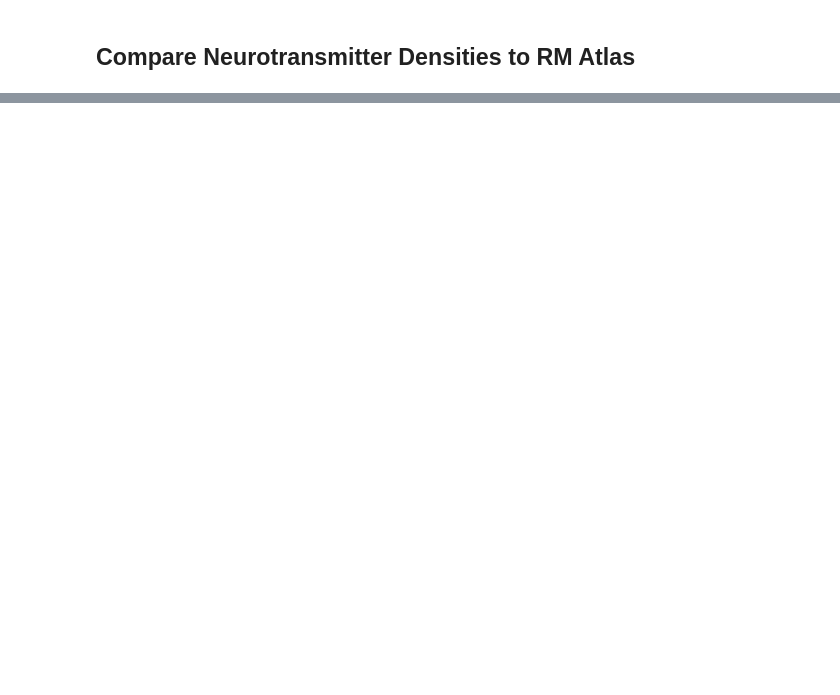
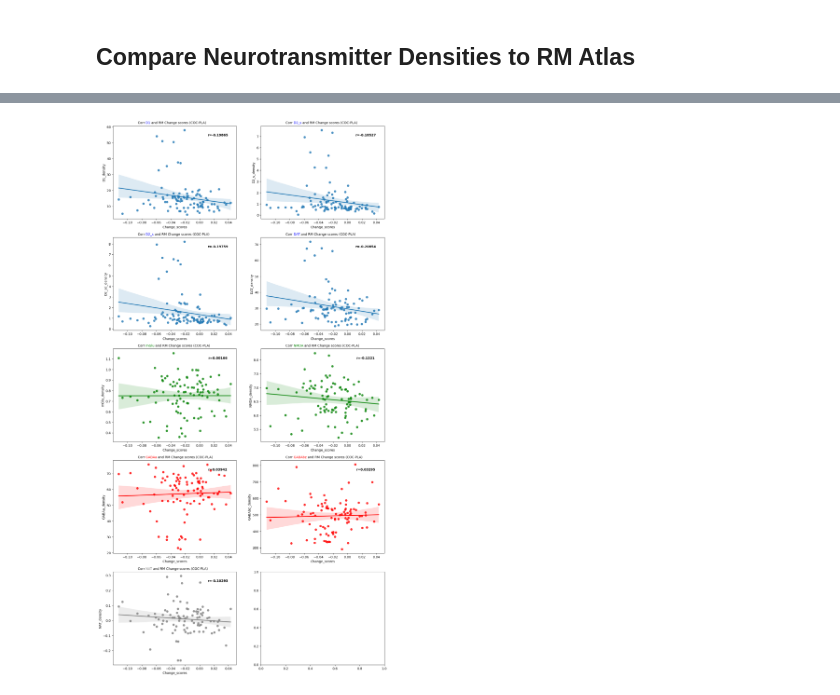
Before and after one commit to LuisA00/ResearchElective_Maastricht2023, a Jupyter notebook: ComparingAtlasesToNeurotransmittersDensities.ipynb, the cells around one changed output, grey strips where cells are left out. Cells and saved outputs as stored; diff of their text form; code cells hidden in the pictures; blank space fills up the shorter version.

```diff
--- a/ComparingAtlasesToNeurotransmittersDensities.ipynb
+++ b/ComparingAtlasesToNeurotransmittersDensities.ipynb
@@ -363,0 +472,5 @@ plt.show()
+# %%
+rm_data_path = "/Users/luisalvarez/Documents/GitHub/ResearchElective_Maastricht2023/GlebRM_rrm+thal-bg_1mm_20111013_uint8_dilated2-res.nii"
+rm_info_path = "/Users/luisalvarez/Documents/GitHub/ResearchElective_Maastricht2023/RM_mni_description_20110513_PS.xlsx"
+
+rm_maps = Brain_Data(rm_data_path).to_nifti()
@@ -364,2 +501,15 @@ plt.show()
 # %% [markdown]
 ## Compare Neurotransmitter Densities to RM Atlas
+# %%
+RM_roi_masks = []
+
+for x in range(len(rm_labels)):
+
+    try:
+        print("Computing and plotting roi_" +str(x) +": " + str(rm_labels[x]))
+        roi_img = nl.image.new_img_like(rm_maps, nl.image.get_data(rm_maps) == rm_idx[x])
+        masker = NiftiMasker(mask_img=roi_img, mask_strategy="gm-template", verbose=False).fit()
+        RM_roi_masks.append(masker)
+
+    except FileNotFoundError:
+        print("Problem with roi_" +str(x) + " " + str(rm_labels[x]))
@@ -365,0 +591,66 @@ plt.show()
+# %%
+all_data_RM = np.array([Change_PC1_RM_mean_scores, D1_to_RM_mean_scores, D2_smith_to_RM_mean_scores, D2_sd_to_RM_mean_scores, DAT_to_RM_mean_scores,
+                        NAT_to_RM_mean_scores, mGlu_to_RM_mean_scores, NMDA_to_RM_mean_scores, GABAa_to_RM_mean_scores, GABAbz_to_RM_mean_scores])
+
+Neurotransmitters_RM_scores = pd.DataFrame(data=all_data_RM.T, columns=["Change_scores", "D1_density", "D2_s_density", "D2_sd_density", "DAT_density", "NAT_density",
+                                                                          "mGlu_density", "NMDA_density", "GABAa_density", "GABAbz_density"])
+
+fig, ax = plt.subplots(5, 2, figsize=(15, 30))
+
+regplot_D1 = sns.regplot(data=Neurotransmitters_RM_scores, x="Change_scores", y="D1_density", ax=ax[0, 0])
+title1 = "Corr <color:blue>D1 </>and RM Change scores (COC-PLA)"
+flexitext(0.2, 1.05, title1, va="top", ax=ax[0, 0])
+r_value1 = "<weight:bold, size:10>r="+str(round(D1_RM_cor[0], 5))+"</>"
+flexitext(0.85, 0.9, r_value1, ha="center", ax=ax[0, 0])
+
+regplot_D2_s = sns.regplot(data=Neurotransmitters_RM_scores, x="Change_scores", y="D2_s_density", ax=ax[0, 1])
+title2 = "Corr <color:blue>D2_s </>and RM Change scores (COC-PLA)"
+flexitext(0.2, 1.05, title2, va="top", ax=ax[0, 1])
+r_value2 = "<weight:bold, size:10>r="+str(round(D2_smith_RM_cor[0], 5))+"</>"
+flexitext(0.85, 0.9, r_value2, ha="center", ax=ax[0, 1])
+
+regplot_D2_sd = sns.regplot(data=Neurotransmitters_RM_scores, x="Change_scores", y="D2_sd_density", ax=ax[1, 0])
+title3 = "Corr <color:blue>D2_s </>and RM Change scores (COC-PLA)"
+flexitext(0.2, 1.05, title3, va="top", ax=ax[1, 0])
+r_value3 = "<weight:bold, size:10>r="+str(round(D2_sd_RM_cor[0], 5))+"</>"
+flexitext(0.85, 0.9, r_value3, ha="center", ax=ax[1, 0])
+
+regplot_DAT = sns.regplot(data=Neurotransmitters_RM_scores, x="Change_scores", y="DAT_density", ax=ax[1, 1])
+title4 = "Corr <color:blue>DAT </>and RM Change scores (COC-PLA)"
+flexitext(0.2, 1.05, title4, va="top", ax=ax[1, 1])
+r_value4 = "<weight:bold, size:10>r="+str(round(DAT_RM_cor[0], 5))+"</>"
+flexitext(0.85, 0.9, r_value4, ha="center", ax=ax[1, 1])
+
+regplot_mGlu = sns.regplot(data=Neurotransmitters_RM_scores, x="Change_scores", y="mGlu_density", ax=ax[2, 0], color="green")
+title5 = "Corr <color:green>mGlu </>and RM Change scores (COC-PLA)"
+flexitext(0.2, 1.05, title5, va="top", ax=ax[2, 0])
+r_value5 = "<weight:bold, size:10>r="+str(round(mGlu_RM_cor[0], 5))+"</>"
+flexitext(0.85, 0.9, r_value5, ha="center", ax=ax[2, 0])
+
+regplot_NMDA = sns.regplot(data=Neurotransmitters_RM_scores, x="Change_scores", y="NMDA_density", ax=ax[2, 1], color="green")
+title6 = "Corr <color:green>NMDA </>and RM Change scores (COC-PLA)"
+flexitext(0.2, 1.05, title6, va="top", ax=ax[2, 1])
+r_value6 = "<weight:bold, size:10>r="+str(round(NMDA_RM_cor[0], 5))+"</>"
+flexitext(0.85, 0.9, r_value6, ha="center", ax=ax[2, 1])
+
+regplot_mGlu = sns.regplot(data=Neurotransmitters_RM_scores, x="Change_scores", y="GABAa_density", ax=ax[3, 0], color="red")
+title7 = "Corr <color:red>GABAa </>and RM Change scores (COC-PLA)"
+flexitext(0.2, 1.05, title7, va="top", ax=ax[3, 0])
+r_value7 = "<weight:bold, size:10>r="+str(round(GABAa_RM_cor[0], 5))+"</>"
+flexitext(0.85, 0.9, r_value7, ha="center", ax=ax[3, 0])
+
+regplot_NMDA = sns.regplot(data=Neurotransmitters_RM_scores, x="Change_scores", y="GABAbz_density", ax=ax[3, 1], color="red")
+title8 = "Corr <color:red>GABAbz </>and RM Change scores (COC-PLA)"
+flexitext(0.2, 1.05, title8, va="top", ax=ax[3, 1])
+r_value8 = "<weight:bold, size:10>r="+str(round(GABAbz_RM_cor[0], 5))+"</>"
+flexitext(0.85, 0.9, r_value8, ha="center", ax=ax[3, 1])
+
+regplot_NAT = sns.regplot(data=Neurotransmitters_RM_scores, x="Change_scores", y="NAT_density", ax=ax[4, 0], color="gray")
+title9 = "Corr <color:gray>NAT </>and RM Change scores (COC-PLA)"
+flexitext(0.2, 1.05, title9, va="top", ax=ax[4, 0])
+r_value9 = "<weight:bold, size:10>r="+str(round(NAT_RM_cor[0], 5))+"</>"
+flexitext(0.85, 0.9, r_value9, ha="center", ax=ax[4, 0])
+
+plt.show()
+# %% [output]
+[figure, added]
```
Also changed, not shown: parts of 20 cells of this notebook, 8 other files.
